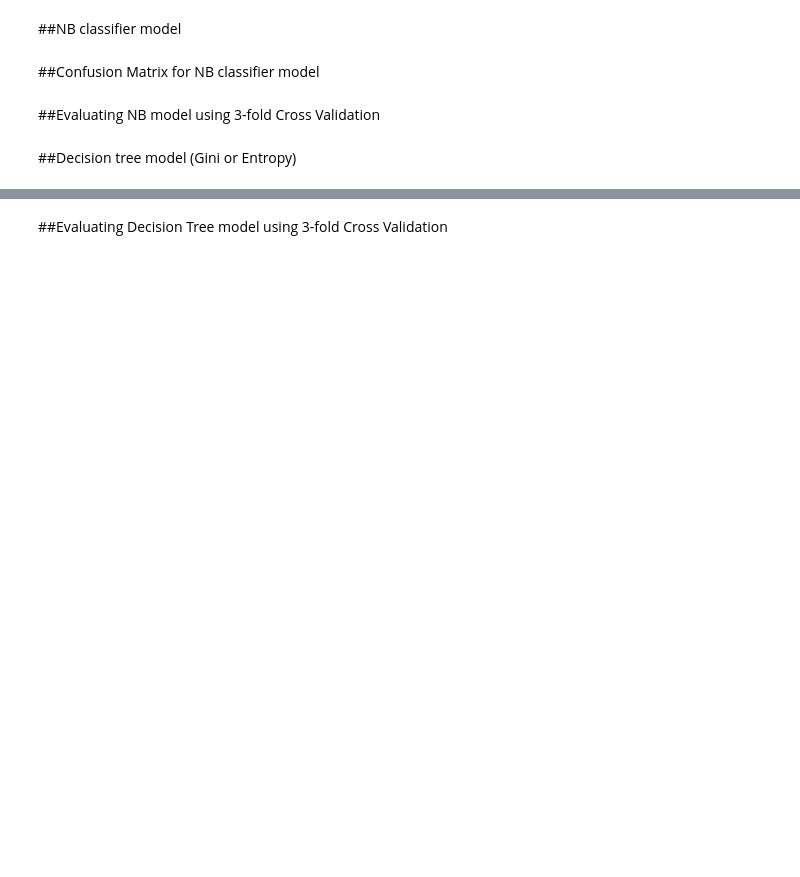
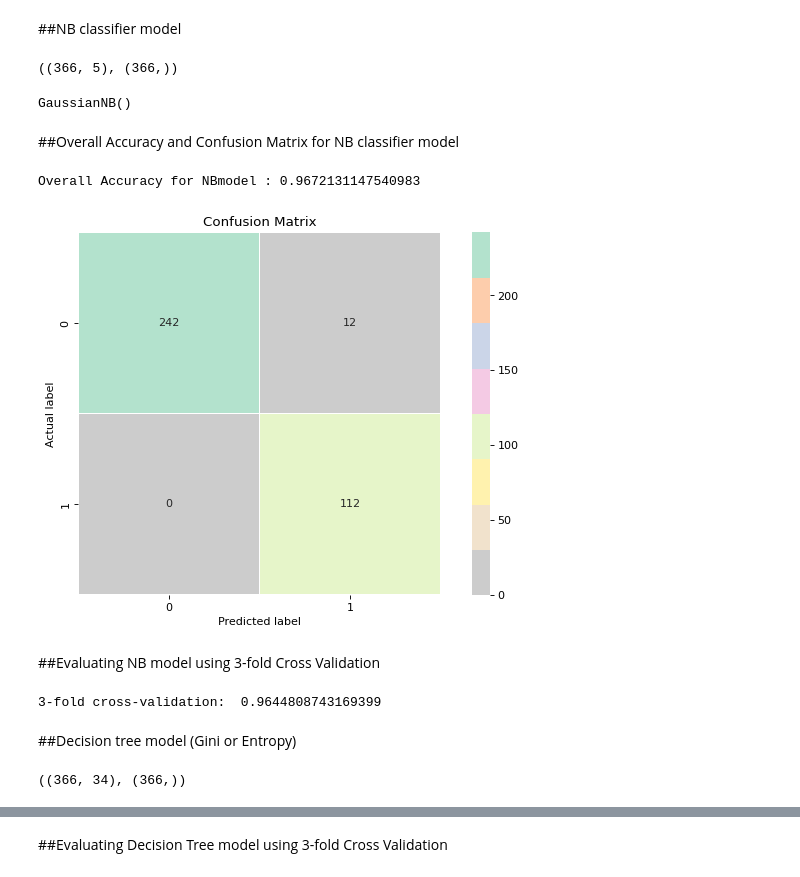
Before and after one commit to MugdhaYada/my_projects-IDS, a Jupyter notebook: HW7/Problem1_Python.ipynb, the cells around one changed output, grey strips where cells are left out. Cells and saved outputs as stored; diff of their text form; code cells hidden in the pictures; blank space fills up the shorter version.

```diff
--- a/HW7/Problem1_Python.ipynb
+++ b/HW7/Problem1_Python.ipynb
@@ -693,8 +703,69 @@ linear_model_3CV.mean()
 # %% [markdown]
 ##NB classifier model
+# %%
+# Spliting data into test and training datasets
+from sklearn.model_selection import train_test_split
+
+X = dermatology_data[['scalp_involvement', 'pnl_infiltrate','fibrosis_of_the_papillary_dermis', 'clubbing_of_the_rete_ridges','thinning_of_the_suprapapillary_epidermis']]
+y = dermatology_data['disease_1']
+
+x_train, x_test, y_train, y_test = train_test_split(X, y, train_size = 0.8,
+                                                          test_size = 0.2,
+                                                          random_state = 100)
+X.shape, y.shape
+# %% [output]
+((366, 5), (366,))
+# %%
+#Building the NBmodel
+from sklearn.naive_bayes import GaussianNB
+
+NBmodel = GaussianNB()
+NBmodel.fit(X,y)
+# %% [output]
+GaussianNB()
 # %% [markdown]
-##Confusion Matrix for NB classifier model
+##Overall Accuracy and Confusion Matrix for NB classifier model
+# %%
+# display text and heatmap of a confusion matrix
+import seaborn as sns
+from sklearn.metrics import confusion_matrix, accuracy_score
+plt.figure(figsize=(10, 6), dpi=80)
+
+y_pred_NBmodel = NBmodel.predict(X)
+confusionMatrix_NBmodel = confusion_matrix(y,y_pred_NBmodel)
+sns.heatmap(confusionMatrix_NBmodel, annot=True, linewidths=.5, square = True, cmap = 'Pastel2_r', fmt='0.4g');
+plt.title("Confusion Matrix")
+plt.ylabel('Actual label')
+plt.xlabel('Predicted label')
+
+
+# Printing Accuracy score
+print("Overall Accuracy for NBmodel :",accuracy_score(y, y_pred_NBmodel))
+
+plt.show()
+# %% [output]
+Overall Accuracy for NBmodel : 0.9672131147540983
+[figure, added]
 # %% [markdown]
 ##Evaluating NB model using 3-fold Cross Validation
+# %%
+# 3 cross validation for NBmodel
+
+cross_validation_NBmodel = cross_val_score(NBmodel, X, y, cv=3)
+print("3-fold cross-validation: ",cross_validation_NBmodel.mean())
+# %% [output]
+3-fold cross-validation:  0.9644808743169399
 # %% [markdown]
 ##Decision tree model (Gini or Entropy)
+# %%
+# Spliting data into test and training
+
+X1 = dermatology_data.drop(['class','disease_1'],axis=1)
+y1 = dermatology_data['class']
+
+x_train, x_test, y_train, y_test = train_test_split(X1, y1, train_size = 0.8,
+                                                          test_size = 0.2,
+                                                          random_state = 100)
+X1.shape, y1.shape
+# %% [output]
+((366, 34), (366,))
```
Also changed, not shown: parts of 18 cells of this notebook.
